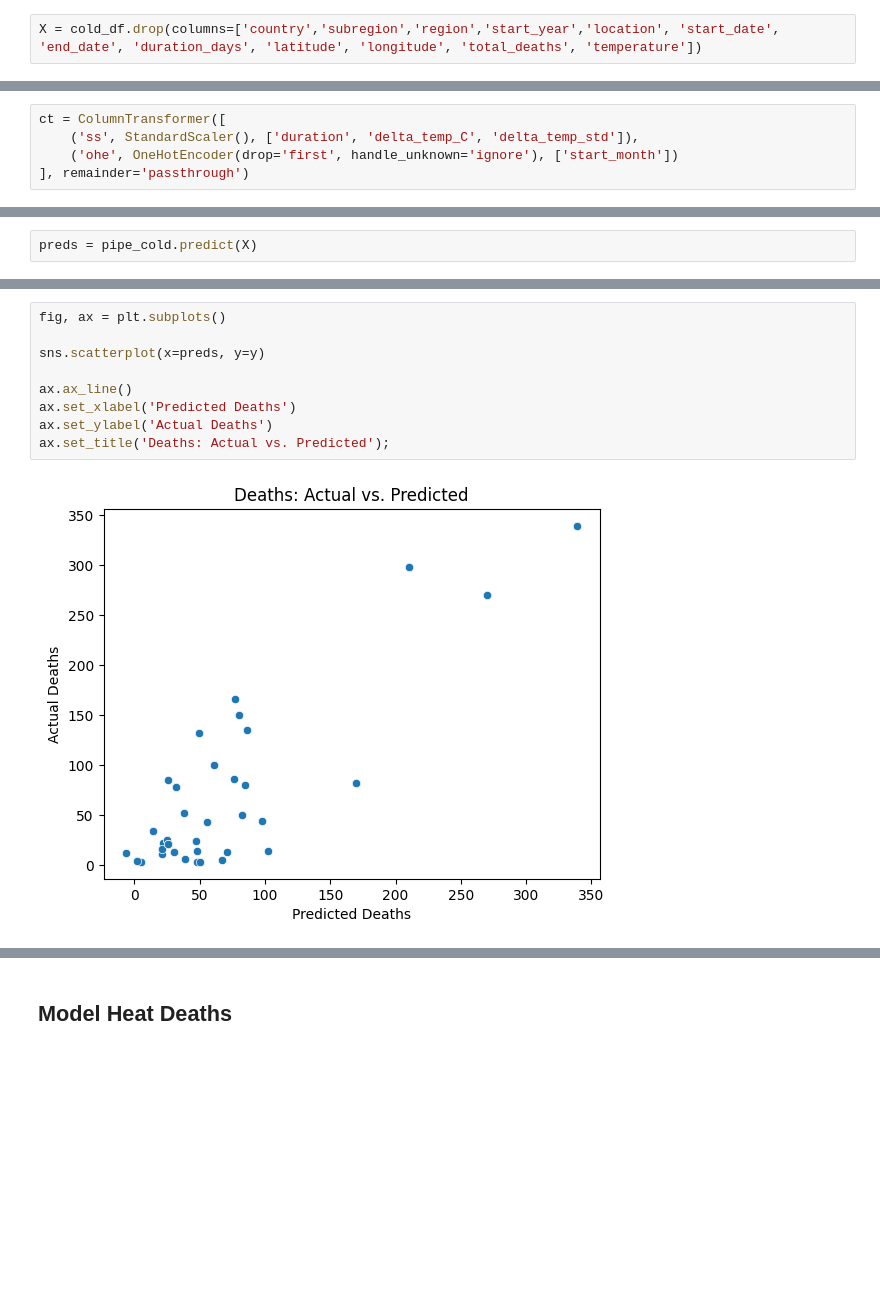
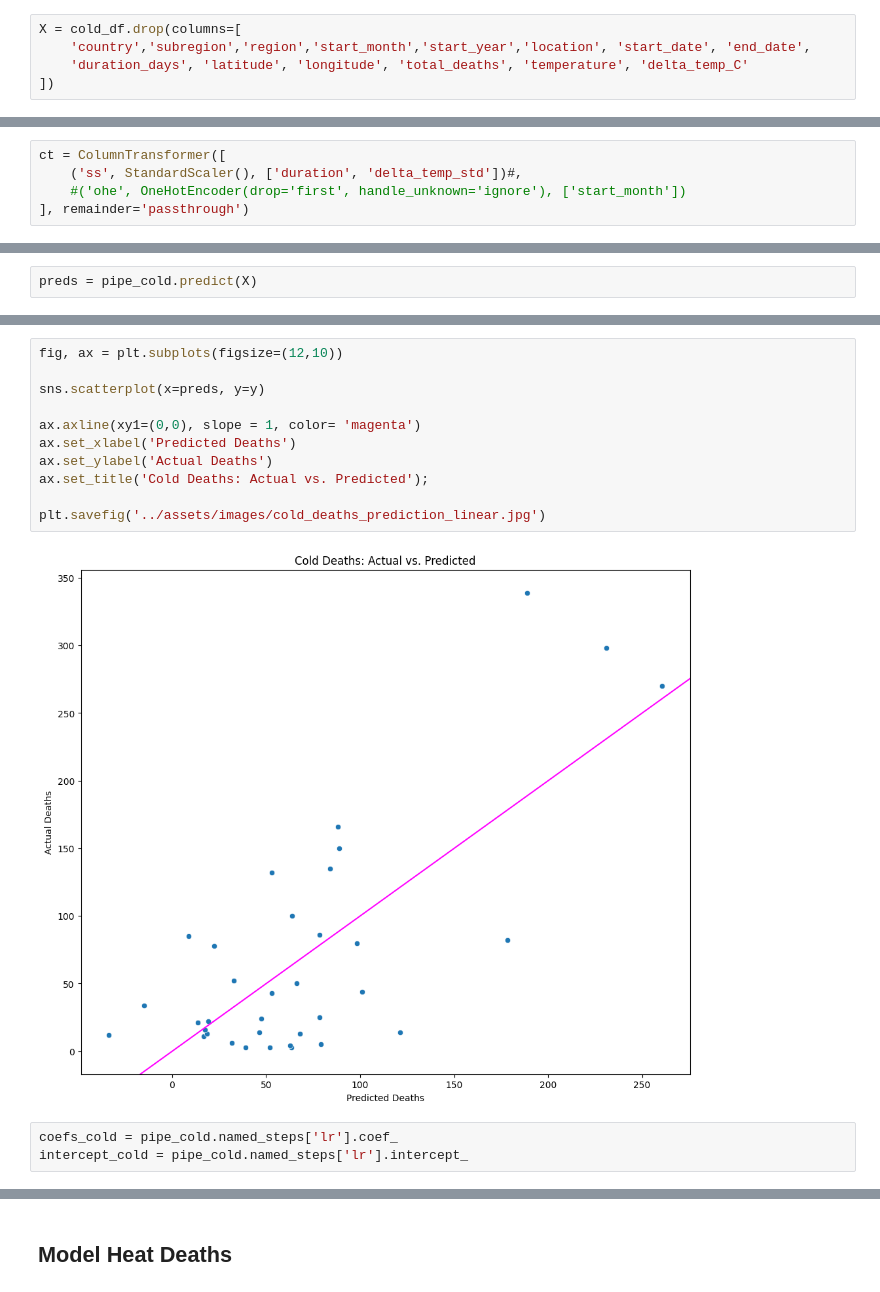
Before and after one commit to erindepree/project4, a Jupyter notebook: code/erin_model.ipynb, the cells around one changed output, grey strips where cells are left out. Cells and saved outputs as stored; diff of their text form; blank space fills up the shorter version.

Commit message:
completed heat death models

```diff
--- a/code/erin_model.ipynb
+++ b/code/erin_model.ipynb
@@ -354,5 +377,8 @@ Index(['country', 'subregion', 'region', 'location', 'temperature',
 # %%
-X = cold_df.drop(columns=['country','subregion','region','start_year','location', 'start_date', 'end_date', 'duration_days', 'latitude', 'longitude', 'total_deaths', 'temperature'])
+X = cold_df.drop(columns=[
+    'country','subregion','region','start_month','start_year','location', 'start_date', 'end_date',
+    'duration_days', 'latitude', 'longitude', 'total_deaths', 'temperature', 'delta_temp_C'
+])
 # %%
 y = cold_df['total_deaths']
 # %%
@@ -379,8 +405,8 @@ X
 X_train, X_test, y_train, y_test = train_test_split(X, y, random_state=92)
 # %%
 ct = ColumnTransformer([
-    ('ss', StandardScaler(), ['duration', 'delta_temp_C', 'delta_temp_std']),
-    ('ohe', OneHotEncoder(drop='first', handle_unknown='ignore'), ['start_month'])
+    ('ss', StandardScaler(), ['duration', 'delta_temp_std'])#,
+    #('ohe', OneHotEncoder(drop='first', handle_unknown='ignore'), ['start_month'])
 ], remainder='passthrough')
 # %%
 pipe_cold = Pipeline([
@@ -430,11 +476,16 @@ preds = pipe_cold.predict(X)
 # %%
-fig, ax = plt.subplots()
+fig, ax = plt.subplots(figsize=(12,10))
 
 sns.scatterplot(x=preds, y=y)
 
-ax.ax_line()
+ax.axline(xy1=(0,0), slope = 1, color= 'magenta')
 ax.set_xlabel('Predicted Deaths')
 ax.set_ylabel('Actual Deaths')
-ax.set_title('Deaths: Actual vs. Predicted');
+ax.set_title('Cold Deaths: Actual vs. Predicted');
+
+plt.savefig('../assets/images/cold_deaths_prediction_linear.jpg')
 # %% [output]
-[figure, old version]
+[figure, new version]
+# %%
+coefs_cold = pipe_cold.named_steps['lr'].coef_
+intercept_cold = pipe_cold.named_steps['lr'].intercept_
```
Also changed, not shown: parts of 70 cells of this notebook, 13 other files.
